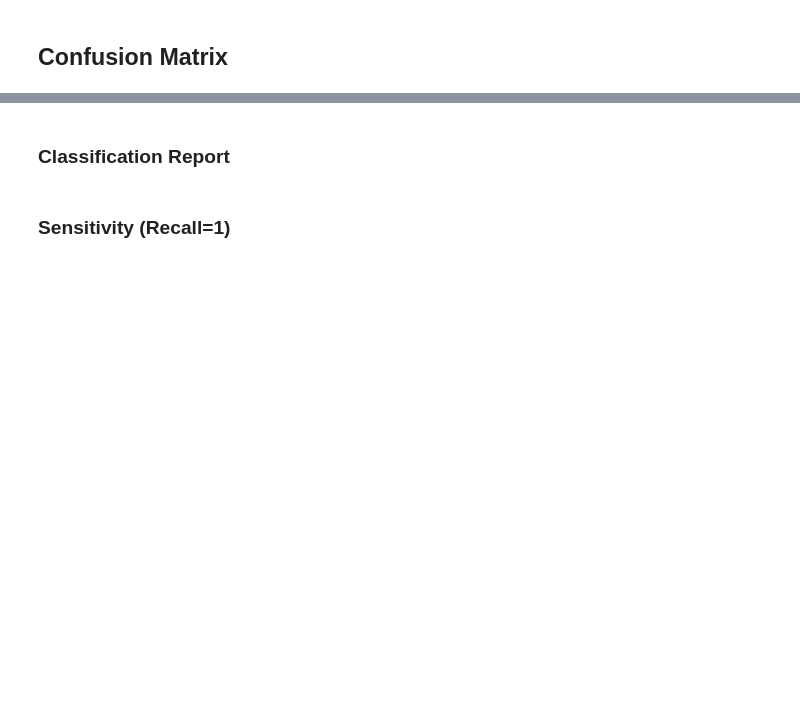
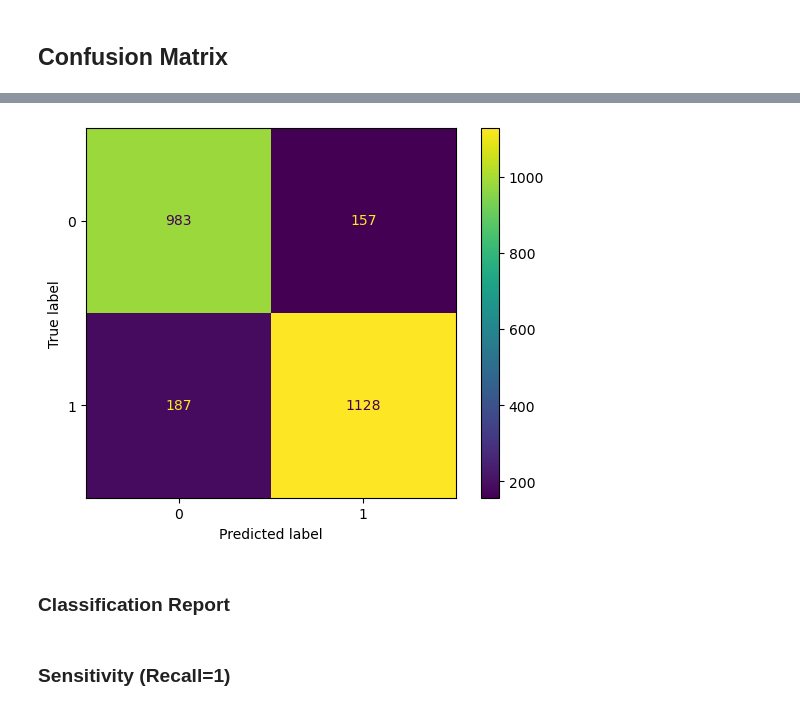
Before and after one commit to toluwabori/resolving-machine-learning-python, a Jupyter notebook: 02_The Decision Tree & Supervised Classification Models/02D_decision-tree_practice_blank.ipynb, the cells around one changed output, grey strips where cells are left out. Saved outputs shown, nothing was run; the diff lists cells and outputs as text; code cells hidden in the pictures; blank space fills up the shorter version.

```diff
--- a/02_The Decision Tree & Supervised Classification Models/02D_decision-tree_practice_blank.ipynb
+++ b/02_The Decision Tree & Supervised Classification Models/02D_decision-tree_practice_blank.ipynb
@@ -114,0 +119,2 @@ df_internet['']
+# %%
+df_pre = df_internet[['internet_usage']].copy()
@@ -114,0 +137,3 @@ df_internet['']
+# %%
+df_pre['pred_prob_dt']= model_dt.predict_proba(X=features)[:,1]
+df_pre
@@ -114,0 +154,4 @@ df_internet['']
+# %%
+import numpy as np
+df_pre['pred_dt']= np.where(df_pre.pred_prob_dt>0.5,1,0)
+df_pre
@@ -155,3 +230,10 @@ from sklearn.metrics import con
+# %%
+cm = confusion_matrix(y_true=df_pre.internet_usage,y_pred=df_pre.pred_dt)
+# %%
+CM = ConfusionMatrixDisplay(cm)
+CM.plot();
+# %% [output]
+[figure, added]
 # %% [markdown]
 ### Classification Report
 # %% [markdown]
```
Also changed, not shown: parts of 12 cells of this notebook, 3 other files.
